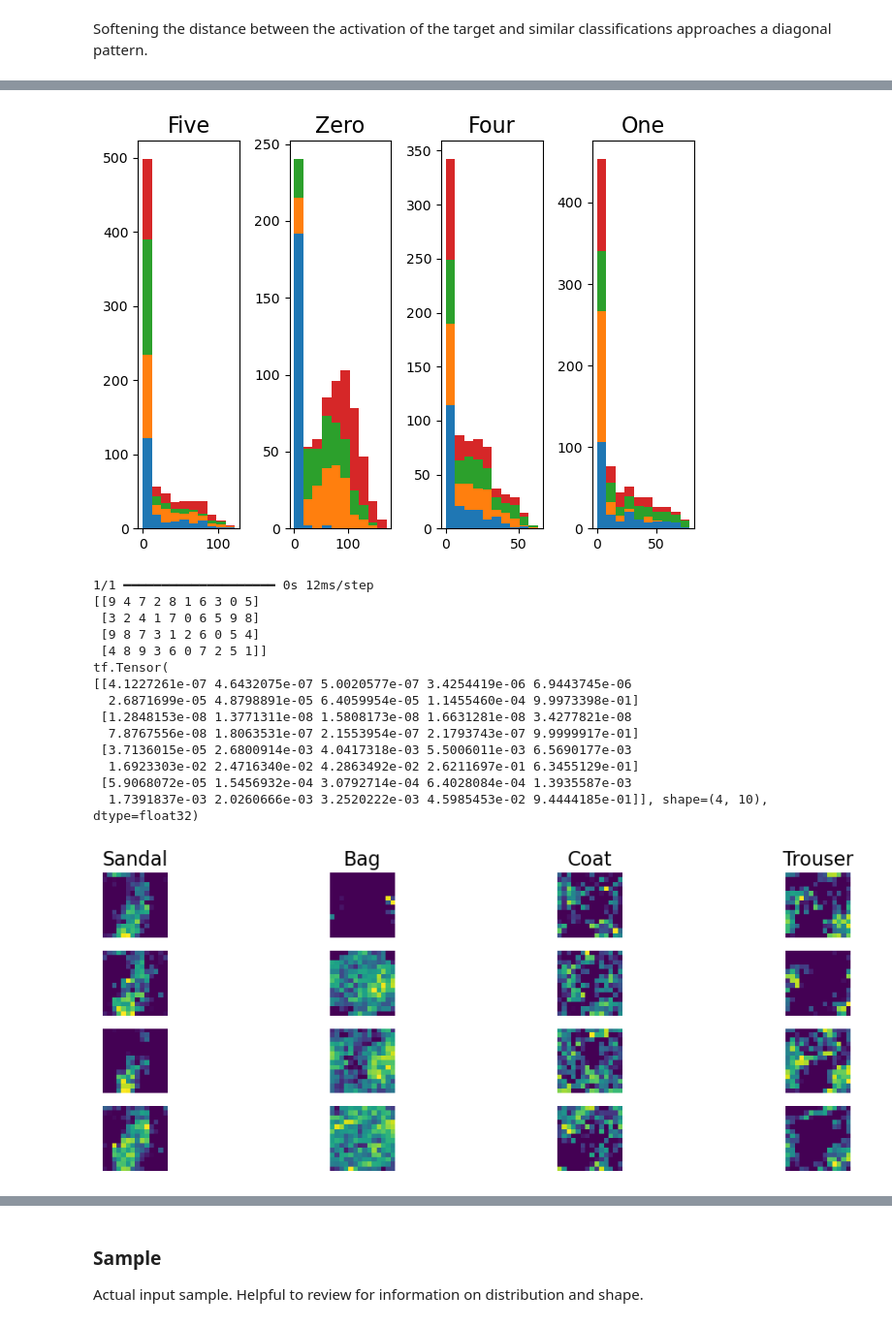
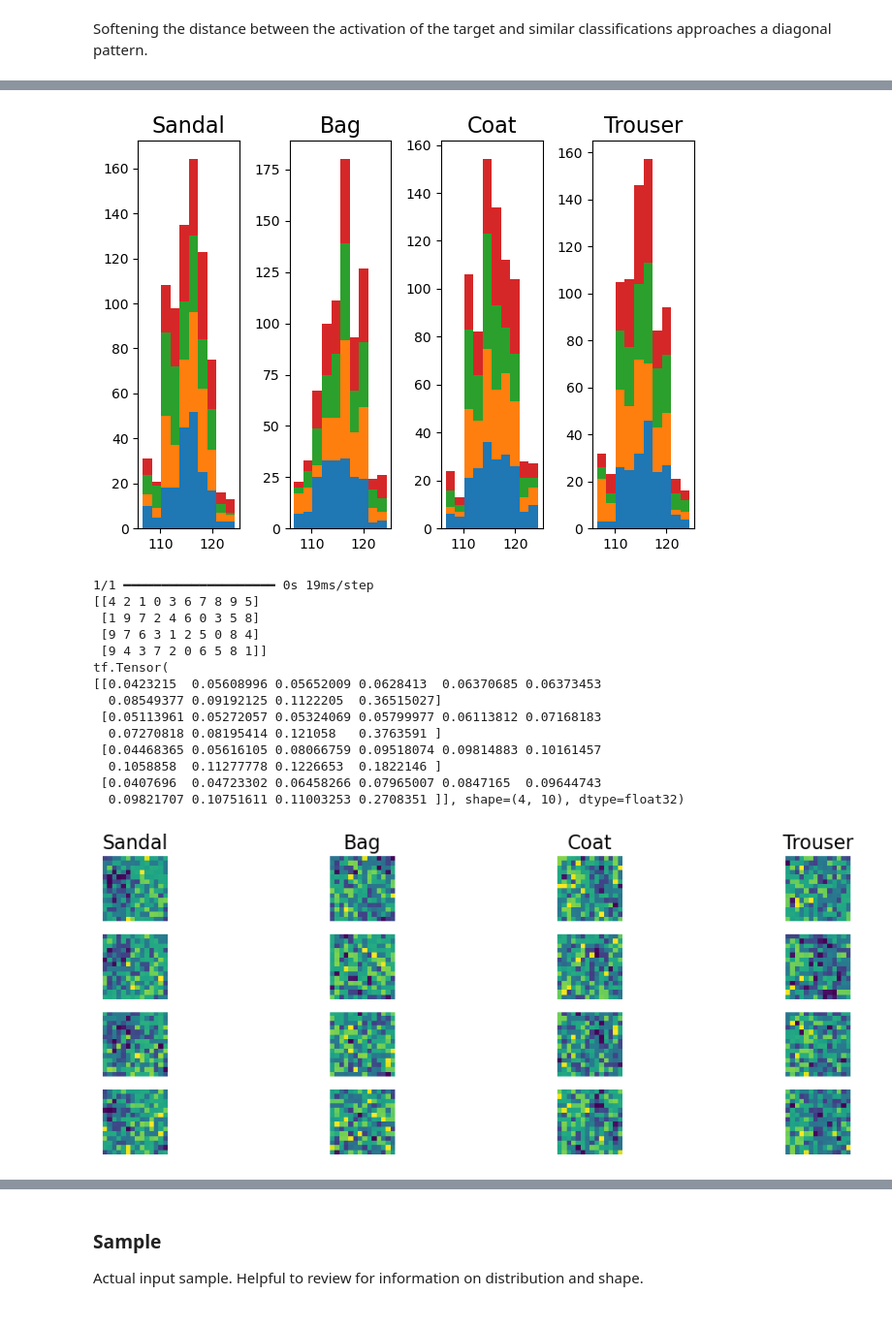
Before and after one commit to TheOpenSI/QML-QPF, a Jupyter notebook: visualizations/dense_layer_activation/no_filter_fashion_mnist.ipynb, the cells around one changed output, grey strips where cells are left out. Shown at 97% size. Cells and saved outputs as stored; diff of their text form; code cells hidden in the pictures.

Commit message:
More experiments on activation patterns
There are also negative weight patterns that have been added to investigation

```diff
--- a/visualizations/dense_layer_activation/no_filter_fashion_mnist.ipynb
+++ b/visualizations/dense_layer_activation/no_filter_fashion_mnist.ipynb
@@ -318,16 +318,16 @@ Below are learned patterns for activating the targets [5, 8, 4, 1]
 
 activations = \
    activation_maximization(scores,
-                           steps=800,
+                           steps=1,
                            #seed_input=tr4[192:196],
                            seed_input=seed_input,
                            input_modifiers=[
                                Jitter(jitter=3),
                                #Rotate2D(degree=0.23)
                                ],
-                           regularizers=[TotalVariation2D(weight=0.23),
-                                         Norm(weight=0.16, p=4)],
-                           optimizer=keras.optimizers.RMSprop(255.0, 0.99),
+                           #regularizers=[TotalVariation2D(weight=0.23),
+                           #              Norm(weight=0.16, p=2)],
+                           optimizer=keras.optimizers.RMSprop(255.0),
                            callbacks=[Progress()])
 activations = ((np.asarray(activations)))
 
@@ -398,0 +519,12 @@ Softening the distance between the activation of the target and similar classifi
+# %%
+f, ax = plt.subplots(nrows=1, ncols=4, figsize=(12, 4))
+for i, title in enumerate(image_titles):
+    ax[i].set_title(title, fontsize=16)
+    ax[i].imshow(reassembled(act_scaled[i,:,:,:]))
+    ax[i].axis('off')
+
+
+#cbar = f.colorbar(im, ax=ax.ravel().tolist())
+
+plt.tight_layout()
+plt.show()
@@ -402,16 +579,16 @@ Softening the distance between the activation of the target and similar classifi
 # And add regularizers or input-modifiers as needed.
 activations = \
    activation_maximization(scores,
-                           steps=800,
-                           #seed_input=tr4[192:196],
+                           steps=5,
+                           #seed_input=tr4[:4],
                            seed_input=seed_input,
                            input_modifiers=[
                                Jitter(jitter=3),
                                #Rotate2D(degree=0.4264)
                                ],
-                           regularizers=[TotalVariation2D(weight=0.117),
-                                         Norm(weight=0.127, p=5)],
-                           optimizer=keras.optimizers.RMSprop(22.33, 0.33),
+                           regularizers=[TotalVariation2D(weight=-0.00001),
+                                         Norm(weight=0.01, p=3)],
+                           optimizer=keras.optimizers.Adam(1.7),
                            callbacks=[Progress()])
 activations = ((np.asarray(activations)))
 
@@ -422,13 +599,13 @@ act_scaled = act_scaled.reshape([4,14*14,4])
 
 f, ax = plt.subplots(1, 4)
 
-ax[0].set_title("Five", fontsize=16)
+ax[0].set_title("Sandal", fontsize=16)
 ax[0].hist(act_scaled[0,:,:], stacked=True)
-ax[1].set_title("Zero", fontsize=16)
+ax[1].set_title("Bag", fontsize=16)
 ax[1].hist(act_scaled[1,:,:], stacked=True)
-ax[2].set_title("Four", fontsize=16)
+ax[2].set_title("Coat", fontsize=16)
 ax[2].hist(act_scaled[2,:,:], stacked=True)
-ax[3].set_title("One", fontsize=16)
+ax[3].set_title("Trouser", fontsize=16)
 ax[3].hist(act_scaled[3,:,:], stacked=True)
 
 
@@ -465,16 +642,16 @@ plt.show()
-[figure, old version]
+[figure, new version]
-1/1 ━━━━━━━━━━━━━━━━━━━━ 0s 12ms/step
-[[9 4 7 2 8 1 6 3 0 5]
- [3 2 4 1 7 0 6 5 9 8]
- [9 8 7 3 1 2 6 0 5 4]
- [4 8 9 3 6 0 7 2 5 1]]
+1/1 ━━━━━━━━━━━━━━━━━━━━ 0s 19ms/step
+[[4 2 1 0 3 6 7 8 9 5]
+ [1 9 7 2 4 6 0 3 5 8]
+ [9 7 6 3 1 2 5 0 8 4]
+ [9 4 3 7 2 0 6 5 8 1]]
 tf.Tensor(
-[[4.1227261e-07 4.6432075e-07 5.0020577e-07 3.4254419e-06 6.9443745e-06
-  2.6871699e-05 4.8798891e-05 6.4059954e-05 1.1455460e-04 9.9973398e-01]
- [1.2848153e-08 1.3771311e-08 1.5808173e-08 1.6631281e-08 3.4277821e-08
-  7.8767556e-08 1.8063531e-07 2.1553954e-07 2.1793743e-07 9.9999917e-01]
- [3.7136015e-05 2.6800914e-03 4.0417318e-03 5.5006011e-03 6.5690177e-03
-  1.6923303e-02 2.4716340e-02 4.2863492e-02 2.6211697e-01 6.3455129e-01]
- [5.9068072e-05 1.5456932e-04 3.0792714e-04 6.4028084e-04 1.3935587e-03
-  1.7391837e-03 2.0260666e-03 3.2520222e-03 4.5985453e-02 9.4444185e-01]], shape=(4, 10), dtype=float32)
+[[0.0423215  0.05608996 0.05652009 0.0628413  0.06370685 0.06373453
+  0.08549377 0.09192125 0.1122205  0.36515027]
+ [0.05113961 0.05272057 0.05324069 0.05799977 0.06113812 0.07168183
+  0.07270818 0.08195414 0.121058   0.3763591 ]
+ [0.04468365 0.05616105 0.08066759 0.09518074 0.09814883 0.10161457
+  0.1058858  0.11277778 0.1226653  0.1822146 ]
+ [0.0407696  0.04723302 0.06458266 0.07965007 0.0847165  0.09644743
+  0.09821707 0.10751611 0.11003253 0.2708351 ]], shape=(4, 10), dtype=float32)
-[figure, old version]
+[figure, new version]
```
Also changed, not shown: parts of 15 cells of this notebook, 6 other files.
